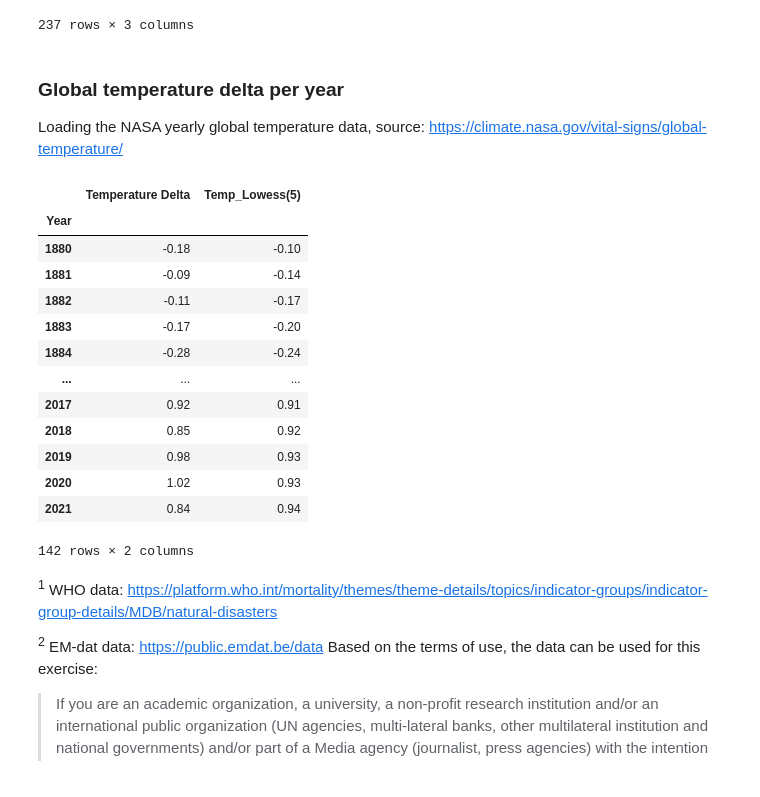
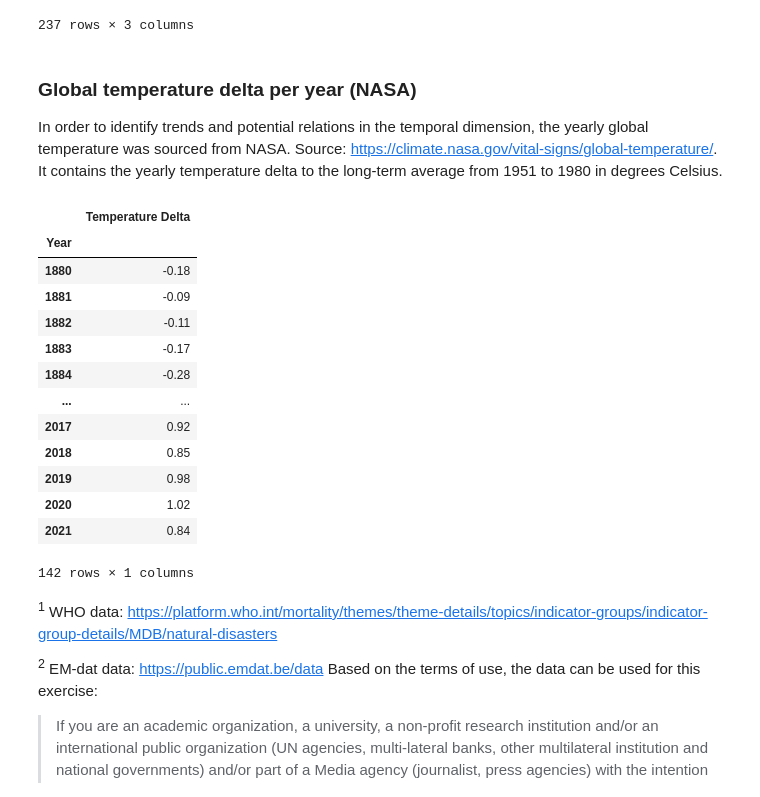
Before and after one commit to r-Files/DOPP, a Jupyter notebook: jupyter_notebooks/Full_analysis.ipynb, the cells around one changed output. Cells and saved outputs as stored; diff of their text form; code cells hidden in the pictures.

Commit message:
added description for temperature data

```diff
--- a/jupyter_notebooks/Full_analysis.ipynb
+++ b/jupyter_notebooks/Full_analysis.ipynb
@@ -230,26 +230,26 @@ country_temp_delta
 | Zimbabwe | Africa | 1.50 | 0.22 |
 237 rows × 3 columns
 # %% [markdown]
-### Global temperature delta per year
-Loading the NASA yearly global temperature data, source: [https://climate.nasa.gov/vital-signs/global-temperature/](https://climate.nasa.gov/vital-signs/global-temperature/)
+### Global temperature delta per year (NASA)
+In order to identify trends and potential relations in the temporal dimension, the yearly global temperature was sourced from NASA. Source: [https://climate.nasa.gov/vital-signs/global-temperature/](https://climate.nasa.gov/vital-signs/global-temperature/). It contains the yearly temperature delta to the long-term average from 1951 to 1980 in degrees Celsius.
 # %%
-yearly_global_temp: pd.DataFrame = pd.read_csv("../data/nasa_yearly_global_temperature.csv", index_col="Year").rename(columns={"Temp_No_Smoothing": "Temperature Delta"})
+yearly_global_temp: pd.DataFrame = pd.read_csv("../data/nasa_yearly_global_temperature.csv", index_col="Year", usecols=["Year", "Temp_No_Smoothing"]).rename(columns={"Temp_No_Smoothing": "Temperature Delta"})
 yearly_global_temp
 # %% [output]
-|  | Temperature Delta | Temp_Lowess(5) |
-| Year |  |  |
-| 1880 | -0.18 | -0.10 |
-| 1881 | -0.09 | -0.14 |
-| 1882 | -0.11 | -0.17 |
-| 1883 | -0.17 | -0.20 |
-| 1884 | -0.28 | -0.24 |
-| ... | ... | ... |
-| 2017 | 0.92 | 0.91 |
-| 2018 | 0.85 | 0.92 |
-| 2019 | 0.98 | 0.93 |
-| 2020 | 1.02 | 0.93 |
-| 2021 | 0.84 | 0.94 |
+|  | Temperature Delta |
+| Year |  |
+| 1880 | -0.18 |
+| 1881 | -0.09 |
+| 1882 | -0.11 |
+| 1883 | -0.17 |
+| 1884 | -0.28 |
+| ... | ... |
+| 2017 | 0.92 |
+| 2018 | 0.85 |
+| 2019 | 0.98 |
+| 2020 | 1.02 |
+| 2021 | 0.84 |
-142 rows × 2 columns
+142 rows × 1 columns
 # %% [markdown]
 <sup>1</sup> WHO data: <span id="fn1"> https://platform.who.int/mortality/themes/theme-details/topics/indicator-groups/indicator-group-details/MDB/natural-disasters</span>
 
```
Also changed, not shown: parts of 3 cells of this notebook, 1 other file.
